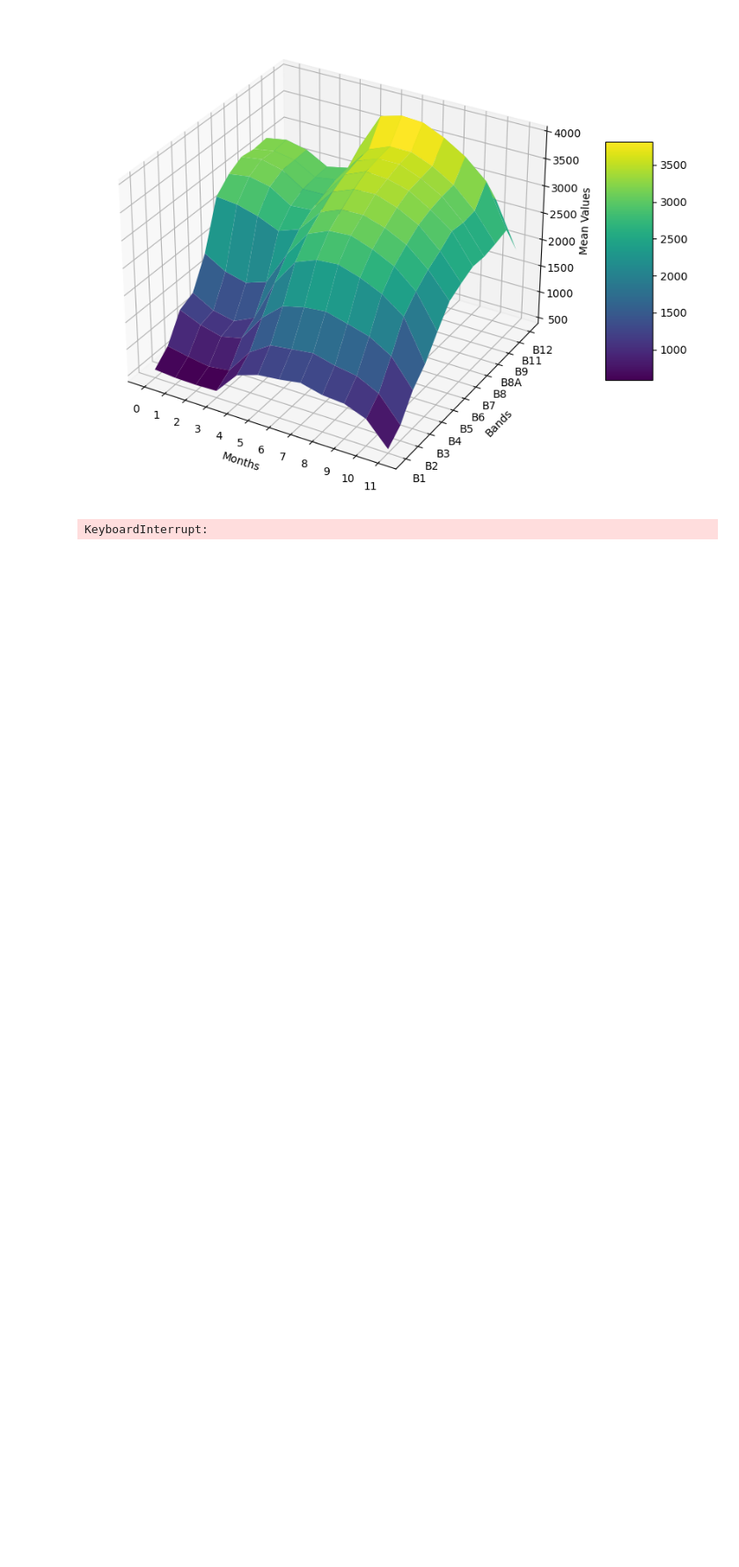
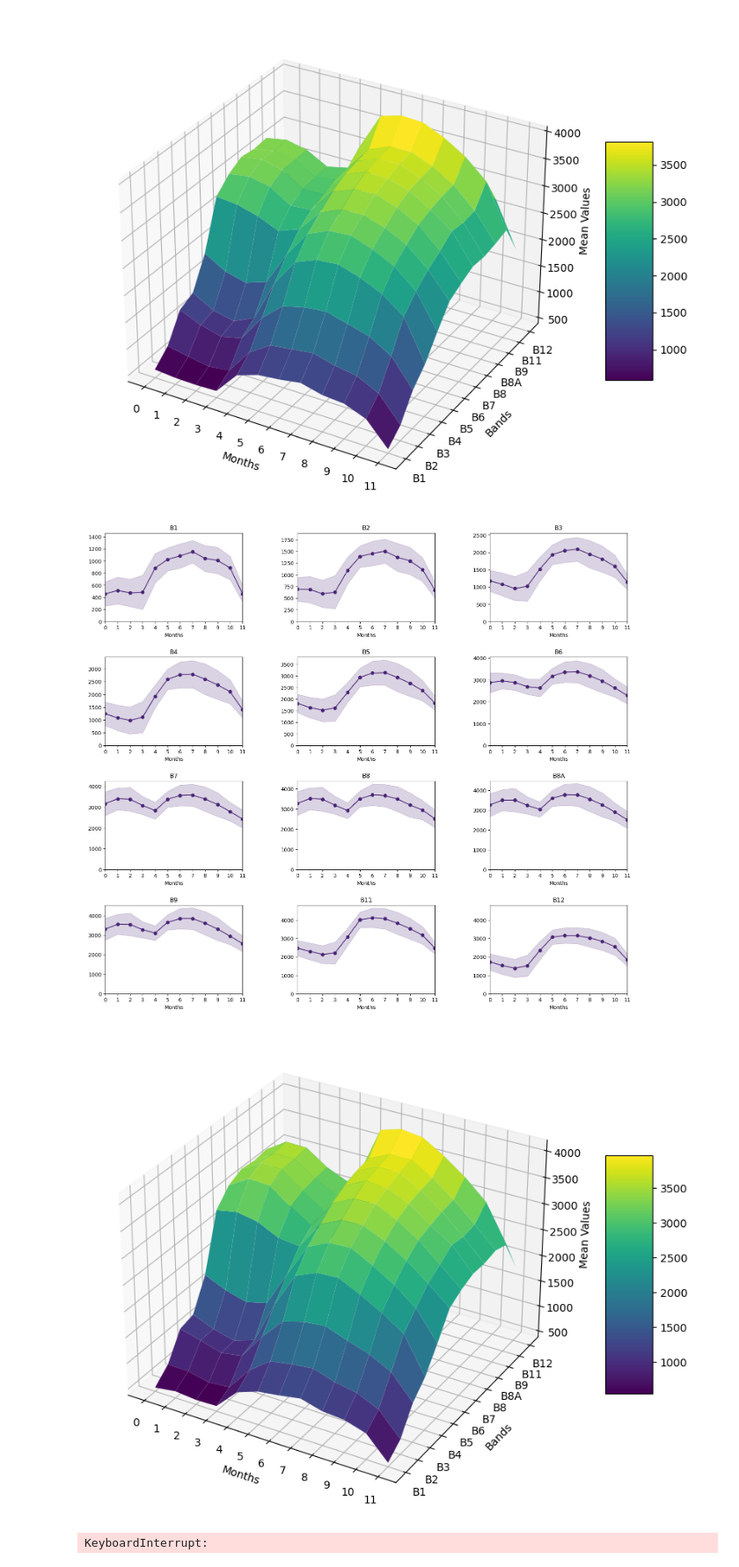
Before and after one commit to JamesChamberlainw/heritage-monitoring-kit, a Jupyter notebook: old/cluster.ipynb, the cells around one changed output. Shown at 88% size. Cells and saved outputs as stored; diff of their text form; code cells hidden in the pictures; blank space fills up the shorter version.

```diff
--- a/cluster.ipynb
+++ b/old/cluster.ipynb
@@ -723,6 +715,16 @@ def create_figs(df):
     # ax_3d.set_title("3D Pane showing mean values across bands and months")
     fig.colorbar(surf, ax=ax_3d, shrink=0.5, aspect=5)
     plt.show()
+# %%
+# boundary geojson
+boundary = "zones/boundary/boundary.geojson"
+
+# geometry
+boundary_geo = None
+
+with fiona.open(boundary) as src:
+    for feature in src:
+        boundary_geo = shape(feature['geometry'])
 # %%
 df1, df1_clear = prep_data("F:/0-Projects/GEE-UNESCO/COMM514_A_12_202425/pts_merge_test1.csv")
 # %%
@@ -739,6 +741,18 @@ create_figs(df2)
 # %% [output]
 [figure]
 [figure]
+# %%
+# only within boundary
+within_site, outside_site = clip_to_polygon(boundary_geo, df1)
+
+within_site_summary = summarise(within_site)
+outside_site_summary = summarise(outside_site)
+# %%
+# graphic for report ****
+create_figs(within_site_summary)
+# %% [output]
+[figure, added]
+[figure, added]
 # %%
 # load 2024
 zones = load_zones("F:/0-Projects/GEE-UNESCO/COMM514_A_12_202425/zones/")
```
Also changed, not shown: parts of 2 cells of this notebook, 3 other files.
